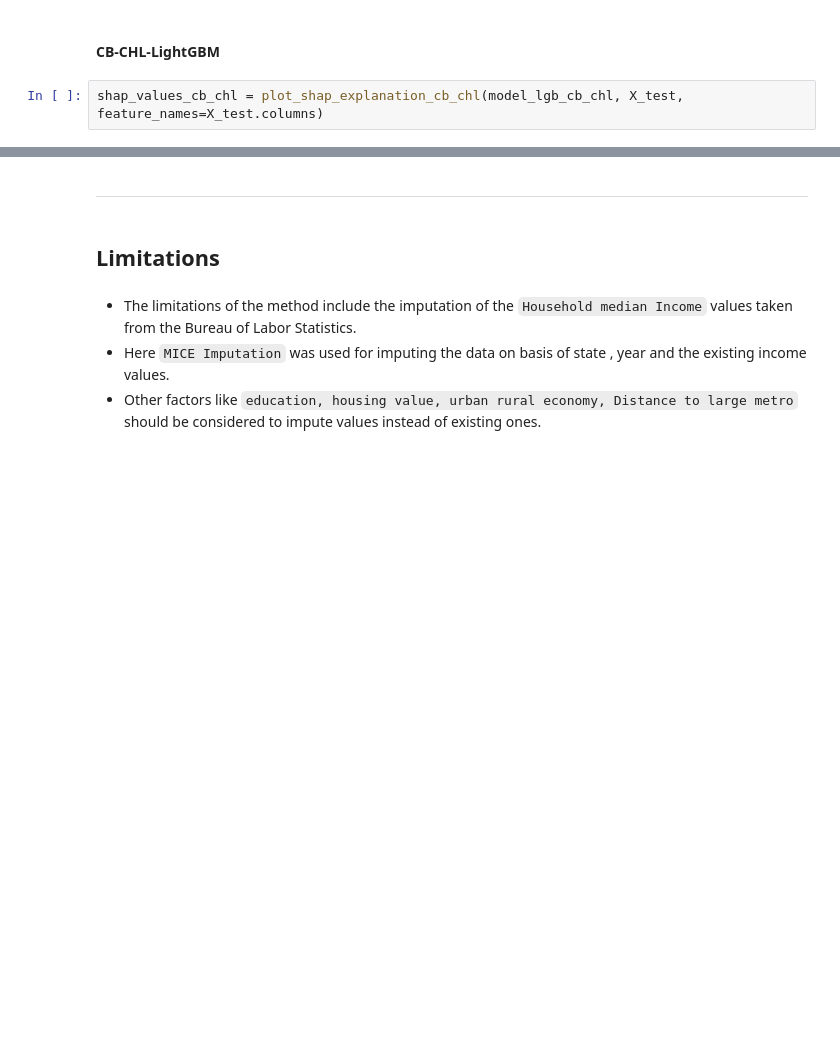
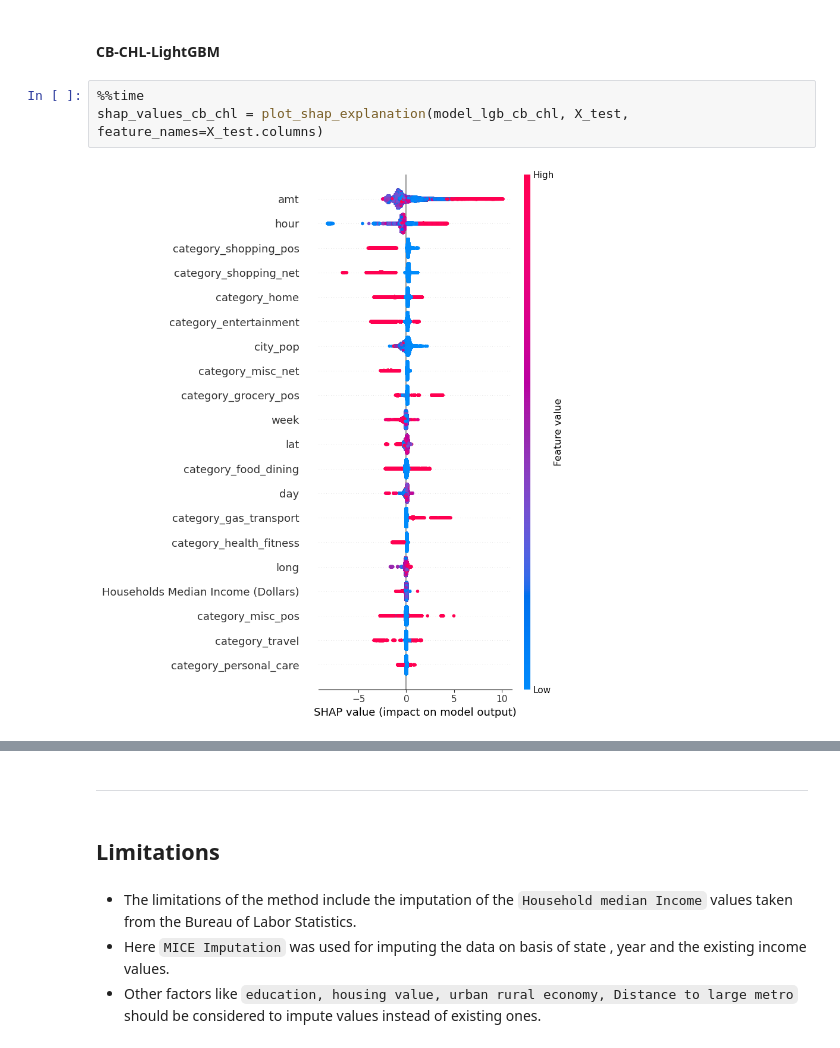
Before and after one commit to KeshavElangoDS/Independent-Study-Fall-2024, a Jupyter notebook: notebooks/DataAnalysis_FraudDetection.ipynb, the cells around one changed output, grey strips where cells are left out. Drawn from its saved outputs; the diff is of its cells as text; blank space fills up the shorter version.

Commit message:
SHAP Summary plot - CB-LightGBM and CB-CHL-Light-GBM

```diff
--- a/notebooks/DataAnalysis_FraudDetection.ipynb
+++ b/notebooks/DataAnalysis_FraudDetection.ipynb
@@ -2578,4 +2597,7 @@ shap_values = plot_shap_explanation(model_lgb_cb, X_test, feature_names=X_test.c
 # %% [markdown]
 #### CB-CHL-LightGBM
 # %%
-shap_values_cb_chl = plot_shap_explanation_cb_chl(model_lgb_cb_chl, X_test, feature_names=X_test.columns)
+%%time
+shap_values_cb_chl = plot_shap_explanation(model_lgb_cb_chl, X_test, feature_names=X_test.columns)
+# %% [output]
+[figure, added]
```
Also changed, not shown: parts of 6 cells of this notebook.
